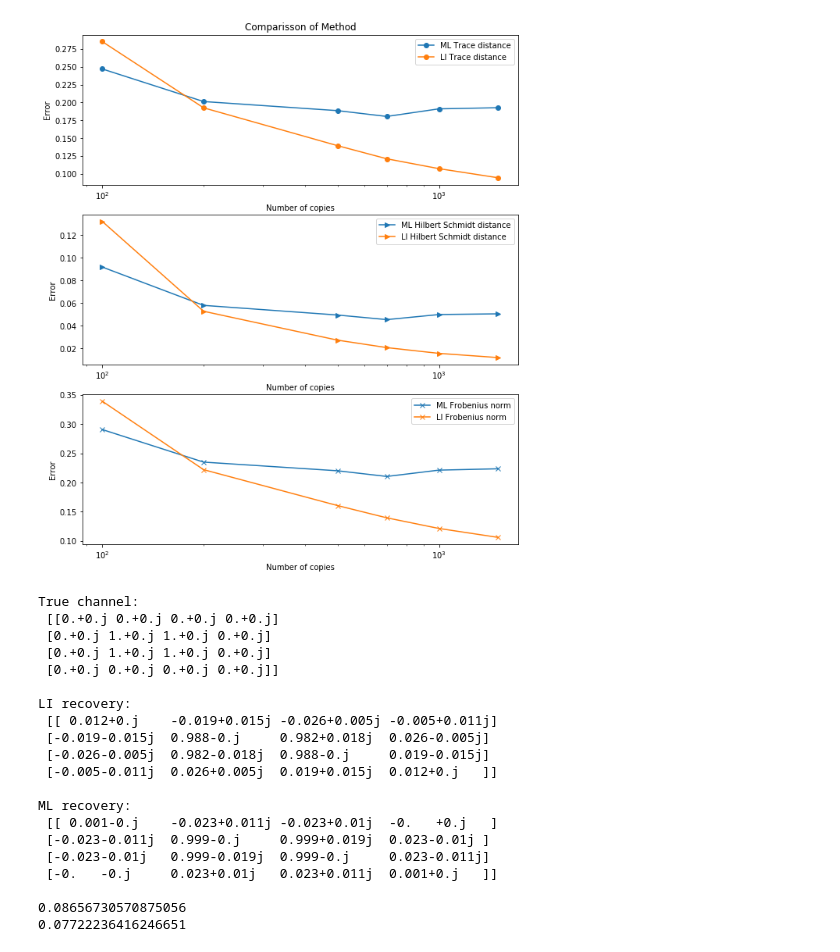
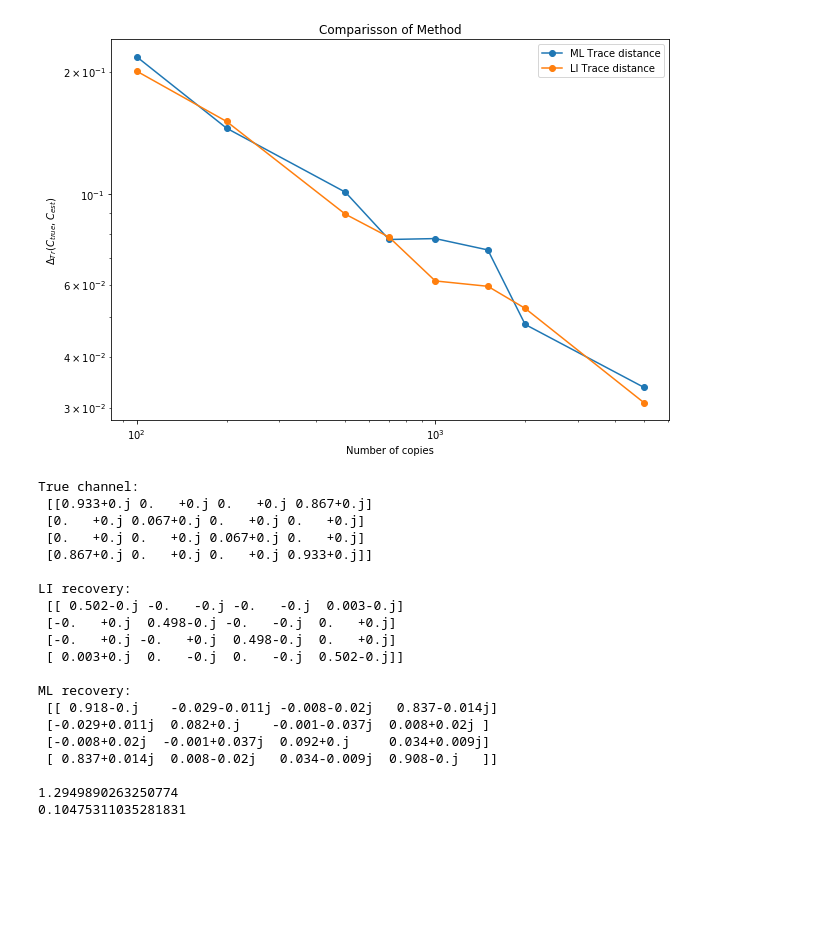
Before and after one commit to Anton-31-96/QPT, a Jupyter notebook: test_tomography.ipynb, the cells around one changed output. Saved outputs shown, nothing was run; the diff lists cells and outputs as text; code cells hidden in the pictures; blank space fills up the shorter version.

Commit message:
More precise comparisson of methods

```diff
--- a/test_tomography.ipynb
+++ b/test_tomography.ipynb
@@ -189,32 +208,17 @@ ml_fro_dist_val_pr_av = np.mean(ml_fro_dist_val_pr_av, axis=0)
-# %%
-plt.figure(figsize=(10,12))
-plt.subplot(311)
-plt.xlabel('Number of copies')
-plt.ylabel('Error')
-plt.title('Comparisson of Method')
-plt.semilogx(N_list, ml_tr_dist_val_pr_av,  label= 'ML Trace distance',           marker='o')
-plt.semilogx(N_list, tr_dist_val_pr_av,  label= 'LI Trace distance',           marker='o')
-plt.legend()
-
-plt.subplot(312)
-plt.xlabel('Number of copies')
-plt.ylabel('Error')
-# plt.title('Comparisson of methods Method')
-plt.semilogx(N_list, ml_hs_dist_val_pr_av,  label= 'ML Hilbert Schmidt distance', marker= '>')
-plt.semilogx(N_list, hs_dist_val_pr_av,  label= 'LI Hilbert Schmidt distance', marker= '>')
-plt.legend()
-
-plt.subplot(313)
-plt.semilogx(N_list, ml_fro_dist_val_pr_av, label= 'ML Frobenius norm',           marker='x')
-plt.semilogx(N_list, fro_dist_val_pr_av, label= 'LI Frobenius norm',           marker='x')
-
-plt.xlabel('Number of copies')
-plt.ylabel('Error')
-# plt.title('Comparisson of methods Method')
-plt.legend()
-plt.show()
-# %% [output]
-[figure, removed]
+# %%
+plt.figure(figsize=(10,7))
+plt.xlabel('Number of copies')
+plt.ylabel('$\Delta_{Tr}(C_{true}, C_{est})$')
+plt.title('Comparisson of Method')
+plt.loglog(N_list[:-1], ml_tr_dist_val_pr_av[:-1],  label= 'ML Trace distance',           marker='o')
+plt.loglog(N_list[:-1], tr_dist_val_pr_av[:-1],  label= 'LI Trace distance',           marker='o')
+plt.legend()
+
+plt.savefig('method_comp_X_gate.pdf', format='pdf', dpi=1000)
+
+plt.show()
+# %% [output]
+[figure, added]
 # %%
 import numpy as np
 import numpy.linalg as LA
@@ -255,26 +258,26 @@ print('True channel:\n', np.around(C_true, decimals=3),   '\n')
 print('LI recovery:\n',  np.around(C_est_LI, decimals=3), '\n')
 print('ML recovery:\n',  np.around(C_est_ML, decimals=3), '\n')
 
-print(LA.norm(C_true - C_est_LI))
-print(LA.norm(C_true - C_est_ML))
+print(tmg.tr_dist(C_true, C_est_LI))
+print(tmg.tr_dist(C_true, C_est_ML))
 # %% [output]
 True channel:
- [[0.+0.j 0.+0.j 0.+0.j 0.+0.j]
- [0.+0.j 1.+0.j 1.+0.j 0.+0.j]
- [0.+0.j 1.+0.j 1.+0.j 0.+0.j]
- [0.+0.j 0.+0.j 0.+0.j 0.+0.j]]
+ [[0.933+0.j 0.   +0.j 0.   +0.j 0.867+0.j]
+ [0.   +0.j 0.067+0.j 0.   +0.j 0.   +0.j]
+ [0.   +0.j 0.   +0.j 0.067+0.j 0.   +0.j]
+ [0.867+0.j 0.   +0.j 0.   +0.j 0.933+0.j]]
 
 LI recovery:
- [[ 0.012+0.j    -0.019+0.015j -0.026+0.005j -0.005+0.011j]
- [-0.019-0.015j  0.988-0.j     0.982+0.018j  0.026-0.005j]
- [-0.026-0.005j  0.982-0.018j  0.988-0.j     0.019-0.015j]
- [-0.005-0.011j  0.026+0.005j  0.019+0.015j  0.012+0.j   ]]
+ [[ 0.502-0.j -0.   -0.j -0.   -0.j  0.003-0.j]
+ [-0.   +0.j  0.498-0.j -0.   -0.j  0.   +0.j]
+ [-0.   +0.j -0.   +0.j  0.498-0.j  0.   +0.j]
+ [ 0.003+0.j  0.   -0.j  0.   -0.j  0.502-0.j]]
 
 ML recovery:
- [[ 0.001-0.j    -0.023+0.011j -0.023+0.01j  -0.   +0.j   ]
- [-0.023-0.011j  0.999-0.j     0.999+0.019j  0.023-0.01j ]
- [-0.023-0.01j   0.999-0.019j  0.999-0.j     0.023-0.011j]
- [-0.   -0.j     0.023+0.01j   0.023+0.011j  0.001+0.j   ]]
+ [[ 0.918-0.j    -0.029-0.011j -0.008-0.02j   0.837-0.014j]
+ [-0.029+0.011j  0.082+0.j    -0.001-0.037j  0.008+0.02j ]
+ [-0.008+0.02j  -0.001+0.037j  0.092+0.j     0.034+0.009j]
+ [ 0.837+0.014j  0.008-0.02j   0.034-0.009j  0.908-0.j   ]]
 
-0.08656730570875056
-0.07722236416246651
+1.2949890263250774
+0.10475311035281831
```
Also changed, not shown: parts of 15 cells of this notebook, 2 other files.
